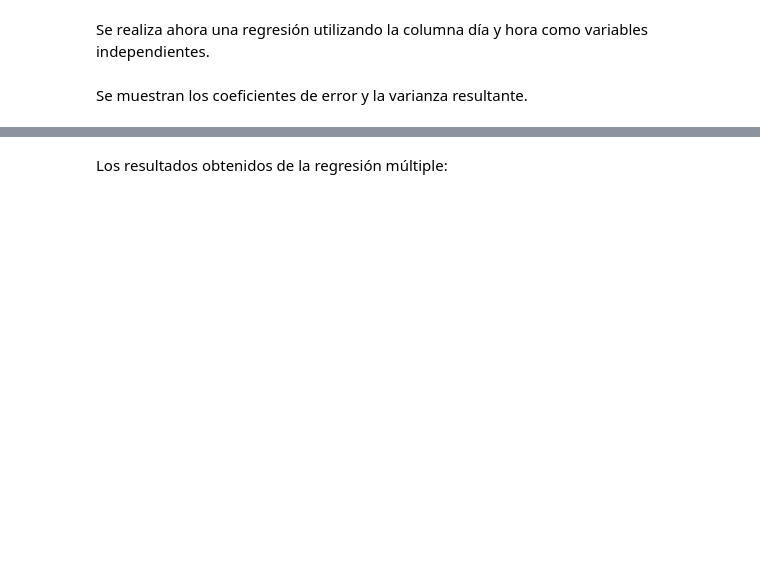
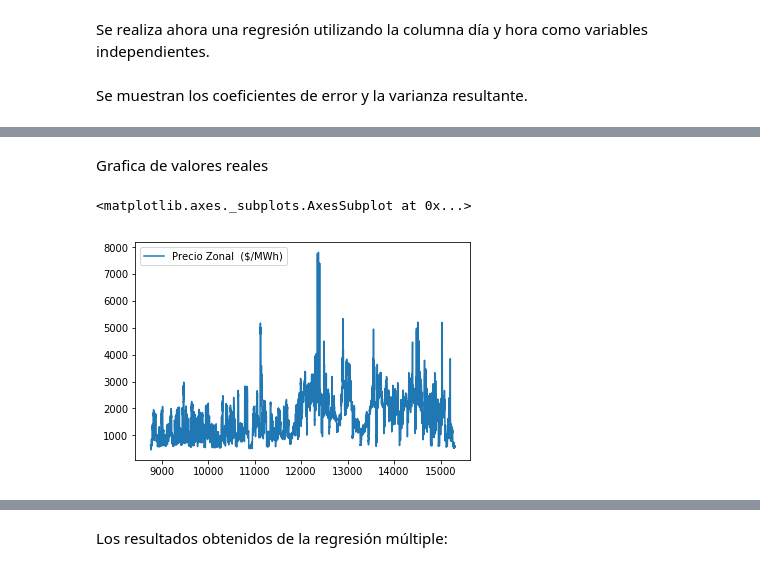
Before and after one commit to HomerMadriz/EnergyPred, a Jupyter notebook: Proyecto Final.ipynb, the cells around one changed output, grey strips where cells are left out. Saved outputs shown, nothing was run; the diff lists cells and outputs as text; code cells hidden in the pictures; blank space fills up the shorter version.

```diff
--- a/Proyecto Final.ipynb
+++ b/Proyecto Final.ipynb
@@ -100,0 +106,4 @@ Trás realizar una regresión lineal simple podemos darnos cuenta que utilizando
+# %%
+frames = [df2017, df2018]
+df1718 = pd.concat(frames)
+df1718.head()
@@ -100,0 +119,6 @@ Trás realizar una regresión lineal simple podemos darnos cuenta que utilizando
+# %%
+zona = 'ZAMORA'
+dfZona1718 = df1718[df1718['Zona de Carga'].isin([zona])]
+
+dfFilt = dfZona1718[['Fecha','Hora', 'Precio Zonal  ($/MWh)']]
+dfFilt.head()
@@ -104,15 +135,15 @@ Se agrega una columna día para normalizar la fecha y lograr adicionarla como va
 from datetime import date
 from datetime import datetime as dt
 
-dfFiltrado = dfFiltrado.reset_index(drop= True)
+dfFilt = dfFilt.reset_index(drop= True)
 dia=[] #serie donde coloco todo lo que voy a adicionar en la columna
 
-for index,row in dfFiltrado.iterrows():
+for index,row in dfFilt.iterrows():
     dia.append(date.isoweekday(dt.strptime(row['Fecha'],'%d/%m/%Y')))
 #https://pandas.pydata.org/pandas-docs/stable/merging.html
 sdia=pd.Series(dia, name='Dia')
-dfFiltrado = pd.concat([dfFiltrado, sdia], axis=1)
+dfFilt = pd.concat([dfFilt, sdia], axis=1)
 
-print(dfFiltrado.head())
+print(dfFilt.head())
 # %% [output]
         Fecha  Hora  Precio Zonal  ($/MWh)  Dia
@@ -124,14 +155,14 @@ print(dfFiltrado.head())
 # %% [markdown]
 Se realiza ahora una regresión utilizando la columna día y hora como variables independientes.
 # %%
-df_x = dfFiltrado[['Hora', 'Dia']]
-df_y = dfFiltrado[['Precio Zonal  ($/MWh)']]
+df_x = dfFilt[['Hora', 'Dia']]
+df_y = dfFilt[['Precio Zonal  ($/MWh)']]
 
-df_x_train = df_x[:]
-df_x_test = df_x[:]
+df_x_train = df_x[:8760]
+df_x_test = df_x[8760:]
 
-df_y_train = df_y[:]
-df_y_test = df_y[:]
+df_y_train = df_y[:8760]
+df_y_test = df_y[8760:]
 
 regr = linear_model.LinearRegression()
 regr.fit(df_x_train, df_y_train)
@@ -153,0 +185,7 @@ Variance score: 0.11
+# %% [markdown]
+Grafica de valores reales
+# %%
+df_y_test.plot()
+# %% [output]
+<matplotlib.axes._subplots.AxesSubplot at 0x...>
+[figure, added]
```
Also changed, not shown: parts of 34 cells of this notebook, 3 other files.
